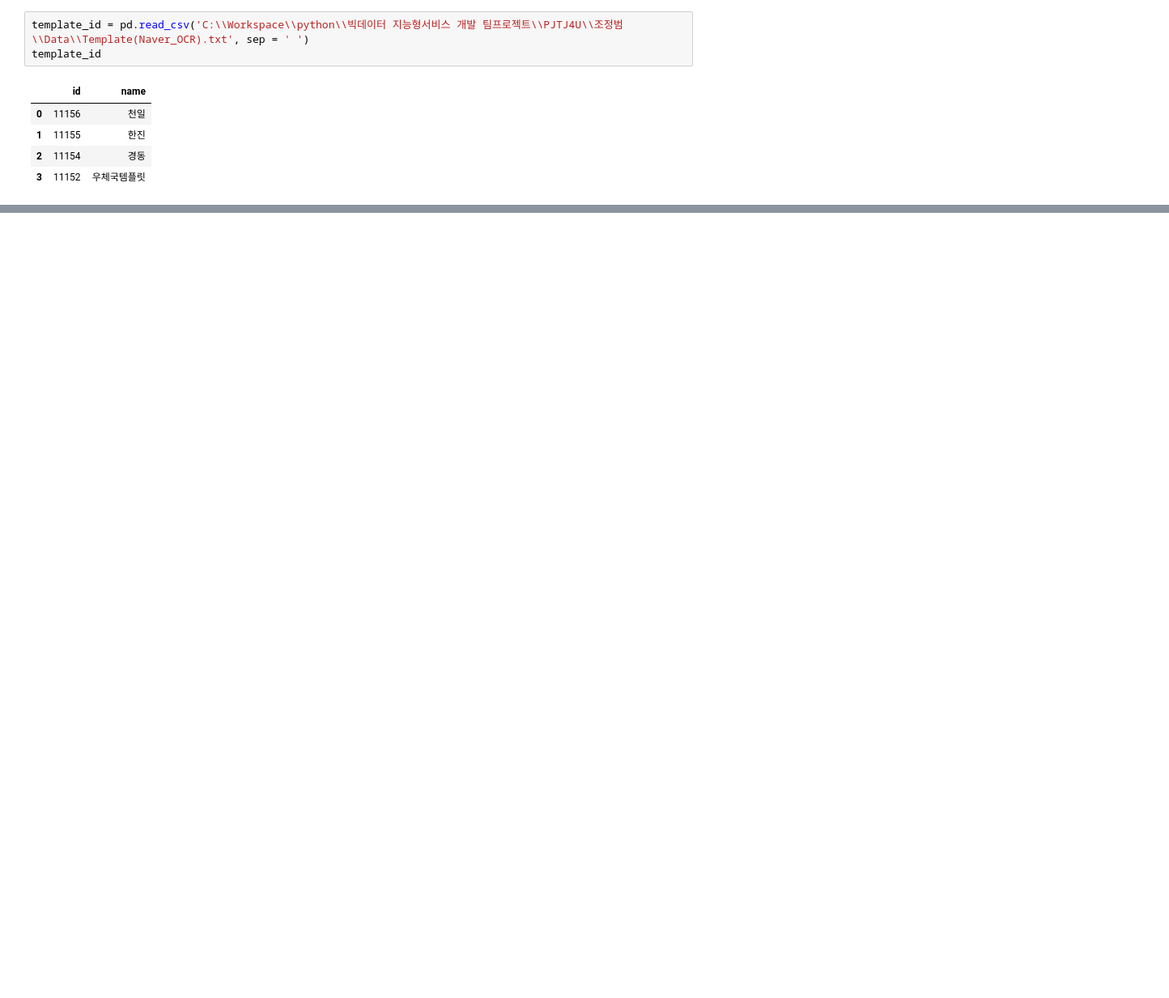
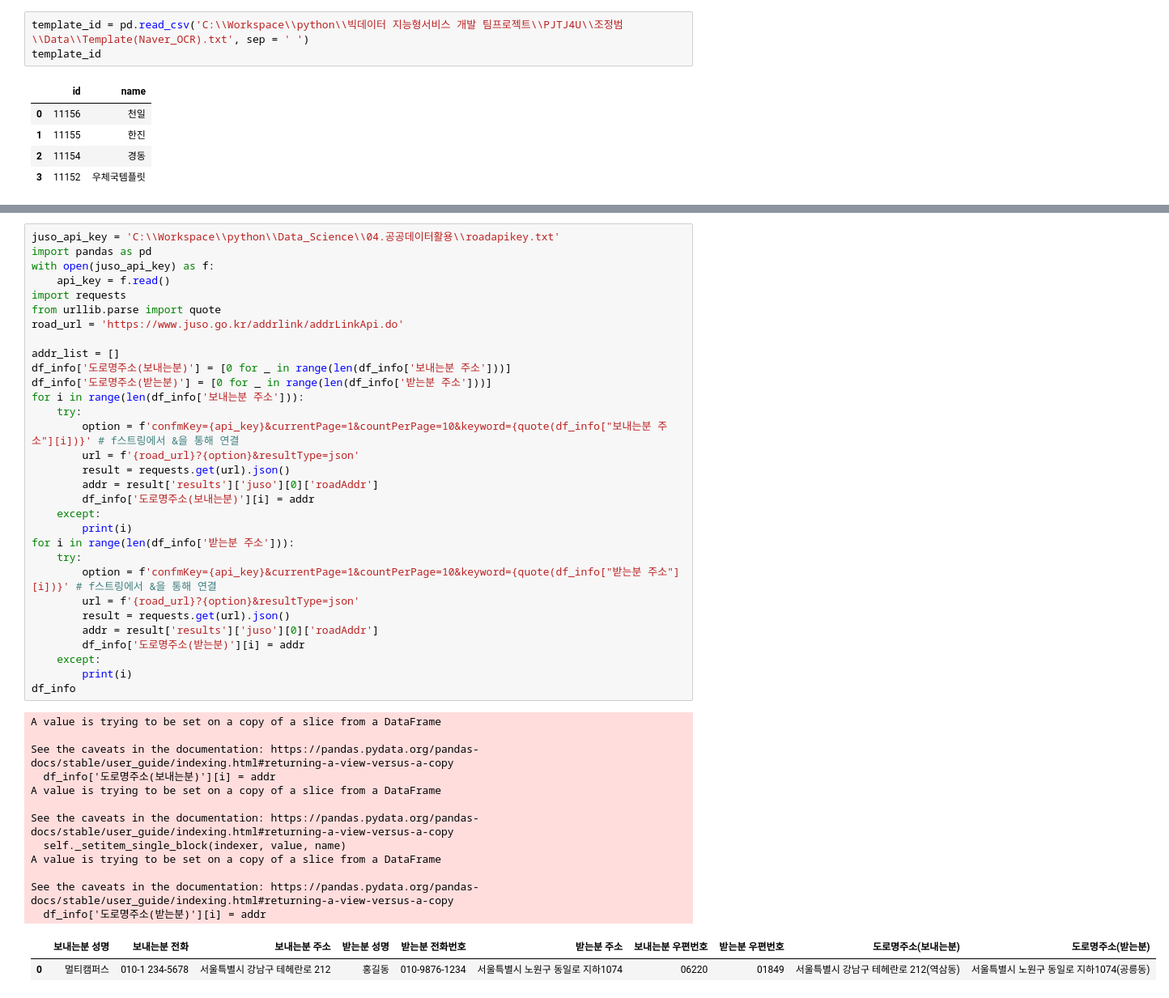
Before and after one commit to PJTJ4U/PJTJ4U, a Jupyter notebook: 조정범/API연동.ipynb, the cells around one changed output, grey strips where cells are left out. Shown: that part at 81% size. Cells and saved outputs as stored; diff of their text form; blank space fills up the shorter version.

```diff
--- a/조정범/API연동.ipynb
+++ b/조정범/API연동.ipynb
@@ -131,0 +398,46 @@ content_list
+# %%
+juso_api_key = 'C:\\Workspace\\python\\Data_Science\\04.공공데이터활용\\roadapikey.txt'
+import pandas as pd
+with open(juso_api_key) as f:
+    api_key = f.read()
+import requests
+from urllib.parse import quote
+road_url = 'https://www.juso.go.kr/addrlink/addrLinkApi.do'
+
+addr_list = []
+df_info['도로명주소(보내는분)'] = [0 for _ in range(len(df_info['보내는분 주소']))]
+df_info['도로명주소(받는분)'] = [0 for _ in range(len(df_info['받는분 주소']))]
+for i in range(len(df_info['보내는분 주소'])):
+    try:
+        option = f'confmKey={api_key}&currentPage=1&countPerPage=10&keyword={quote(df_info["보내는분 주소"][i])}' # f스트링에서 &을 통해 연결
+        url = f'{road_url}?{option}&resultType=json'
+        result = requests.get(url).json()
+        addr = result['results']['juso'][0]['roadAddr']
+        df_info['도로명주소(보내는분)'][i] = addr
+    except:
+        print(i)
+for i in range(len(df_info['받는분 주소'])):
+    try:
+        option = f'confmKey={api_key}&currentPage=1&countPerPage=10&keyword={quote(df_info["받는분 주소"][i])}' # f스트링에서 &을 통해 연결
+        url = f'{road_url}?{option}&resultType=json'
+        result = requests.get(url).json()
+        addr = result['results']['juso'][0]['roadAddr']
+        df_info['도로명주소(받는분)'][i] = addr
+    except:
+        print(i)
+df_info
+# %% [output]
+A value is trying to be set on a copy of a slice from a DataFrame
+
+See the caveats in the documentation: https://pandas.pydata.org/pandas-docs/stable/user_guide/indexing.html#returning-a-view-versus-a-copy
+  df_info['도로명주소(보내는분)'][i] = addr
+A value is trying to be set on a copy of a slice from a DataFrame
+
+See the caveats in the documentation: https://pandas.pydata.org/pandas-docs/stable/user_guide/indexing.html#returning-a-view-versus-a-copy
+  self._setitem_single_block(indexer, value, name)
+A value is trying to be set on a copy of a slice from a DataFrame
+
+See the caveats in the documentation: https://pandas.pydata.org/pandas-docs/stable/user_guide/indexing.html#returning-a-view-versus-a-copy
+  df_info['도로명주소(받는분)'][i] = addr
+|  | 보내는분 성명 | 보내는분 전화 | 보내는분 주소 | 받는분 성명 | 받는분 전화번호 | 받는분 주소 | 보내는분 우편번호 | 받는분 우편번호 | 도로명주소(보내는분) | 도로명주소(받는분) |
+| 0 | 멀티캠퍼스 | 010-1 234-5678 | 서울특별시 강남구 테헤란로 212 | 홍길동 | 010-9876-1234 | 서울특별시 노원구 동일로 지하1074 | 06220 | 01849 | 서울특별시 강남구 테헤란로 212(역삼동) | 서울특별시 노원구 동일로 지하1074(공릉동) |
```
Also changed, not shown: parts of 14 cells of this notebook, 1 other file.
